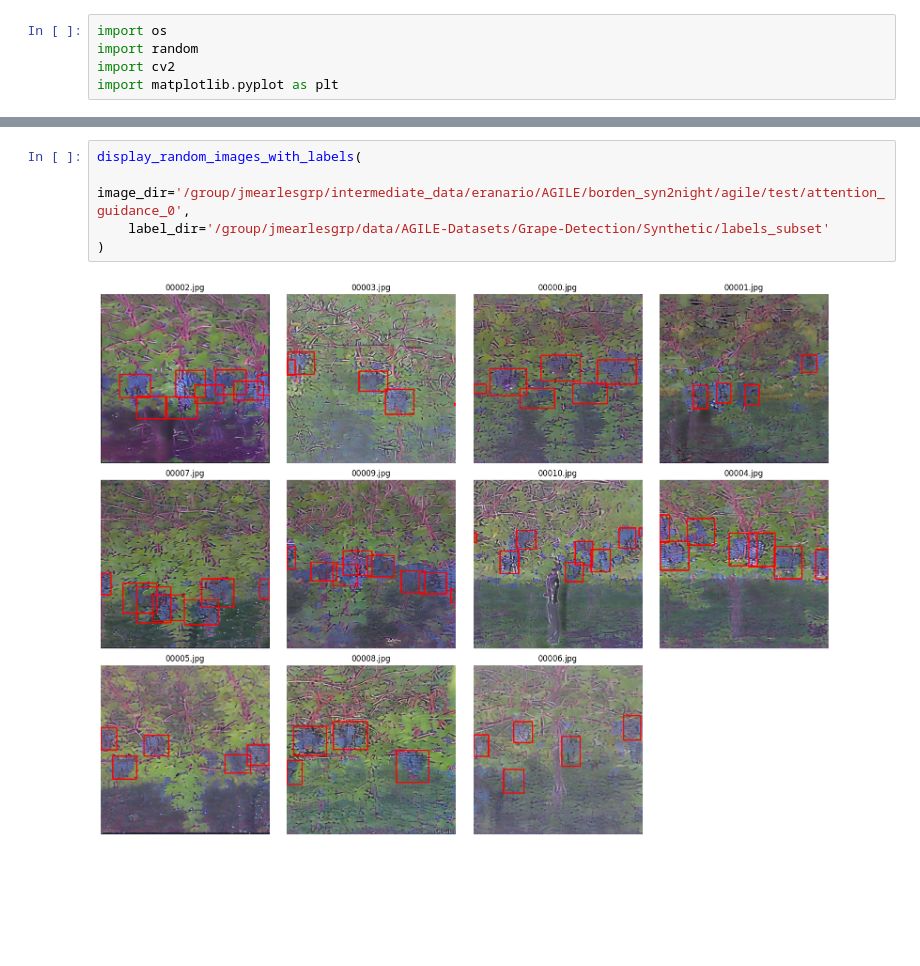
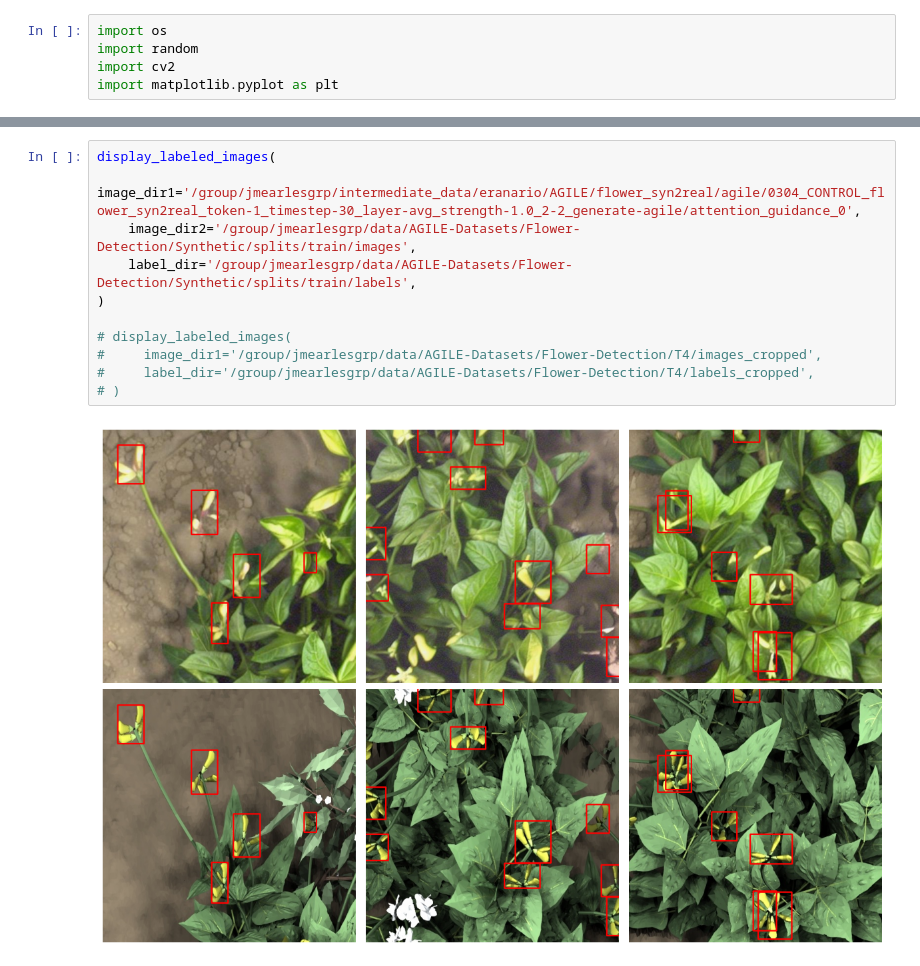
Before and after one commit to plant-ai-biophysics-lab/AGILE, a Jupyter notebook: experiments/display_labels.ipynb, the cells around one changed output, grey strips where cells are left out. Saved outputs shown, nothing was run; the diff lists cells and outputs as text; blank space fills up the shorter version.

```diff
--- a/experiments/display_labels.ipynb
+++ b/experiments/display_labels.ipynb
@@ -73,10 +78,16 @@ def display_random_images_with_labels(image_dir, label_dir, num_images=12):
 
     plt.tight_layout()
     plt.show()
-# %%
-display_random_images_with_labels(
-    image_dir='/group/jmearlesgrp/intermediate_data/eranario/AGILE/borden_syn2night/agile/test/attention_guidance_0',
-    label_dir='/group/jmearlesgrp/data/AGILE-Datasets/Grape-Detection/Synthetic/labels_subset'
-)
-# %% [output]
-[figure, removed]
+# %%
+display_labeled_images(
+    image_dir1='/group/jmearlesgrp/intermediate_data/eranario/AGILE/flower_syn2real/agile/0304_CONTROL_flower_syn2real_token-1_timestep-30_layer-avg_strength-1.0_2-2_generate-agile/attention_guidance_0',
+    image_dir2='/group/jmearlesgrp/data/AGILE-Datasets/Flower-Detection/Synthetic/splits/train/images',
+    label_dir='/group/jmearlesgrp/data/AGILE-Datasets/Flower-Detection/Synthetic/splits/train/labels',
+)
+
+# display_labeled_images(
+#     image_dir1='/group/jmearlesgrp/data/AGILE-Datasets/Flower-Detection/T4/images_cropped',
+#     label_dir='/group/jmearlesgrp/data/AGILE-Datasets/Flower-Detection/T4/labels_cropped',
+# )
+# %% [output]
+[figure, added]
```
Also changed, not shown: parts of 7 cells of this notebook, 18 other files.
